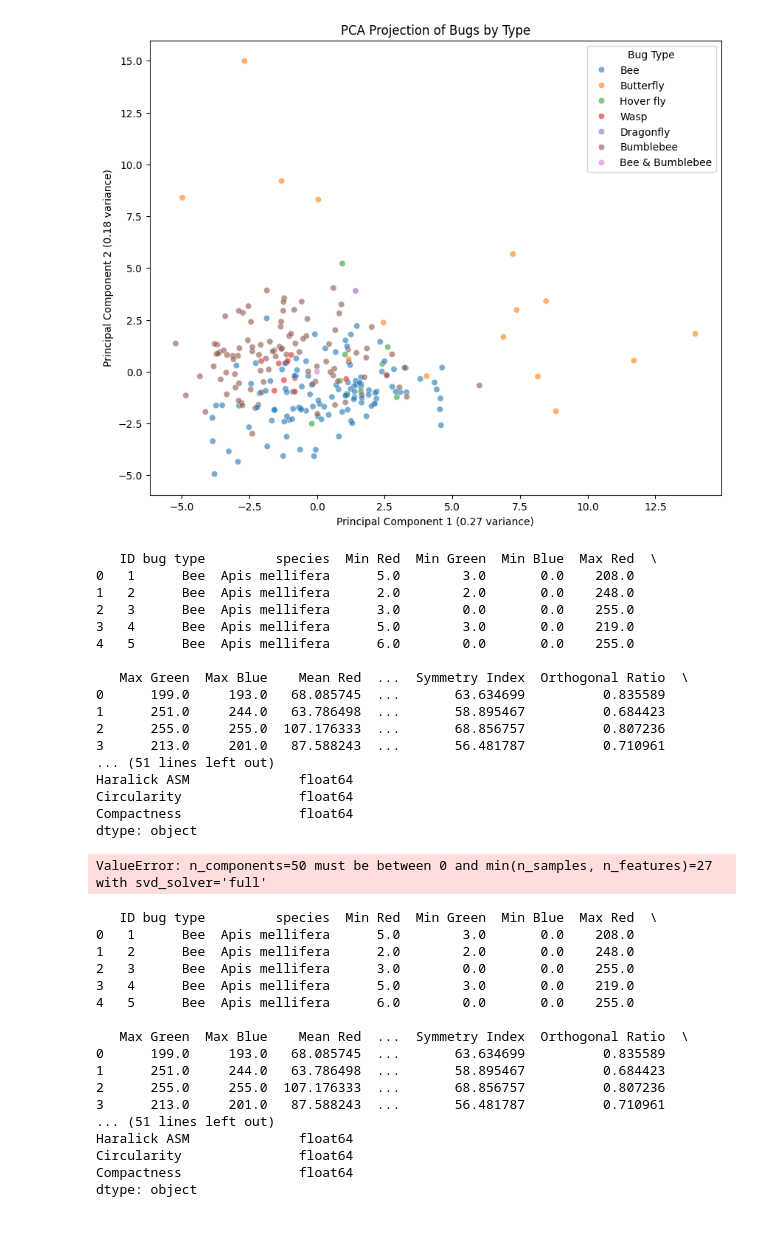
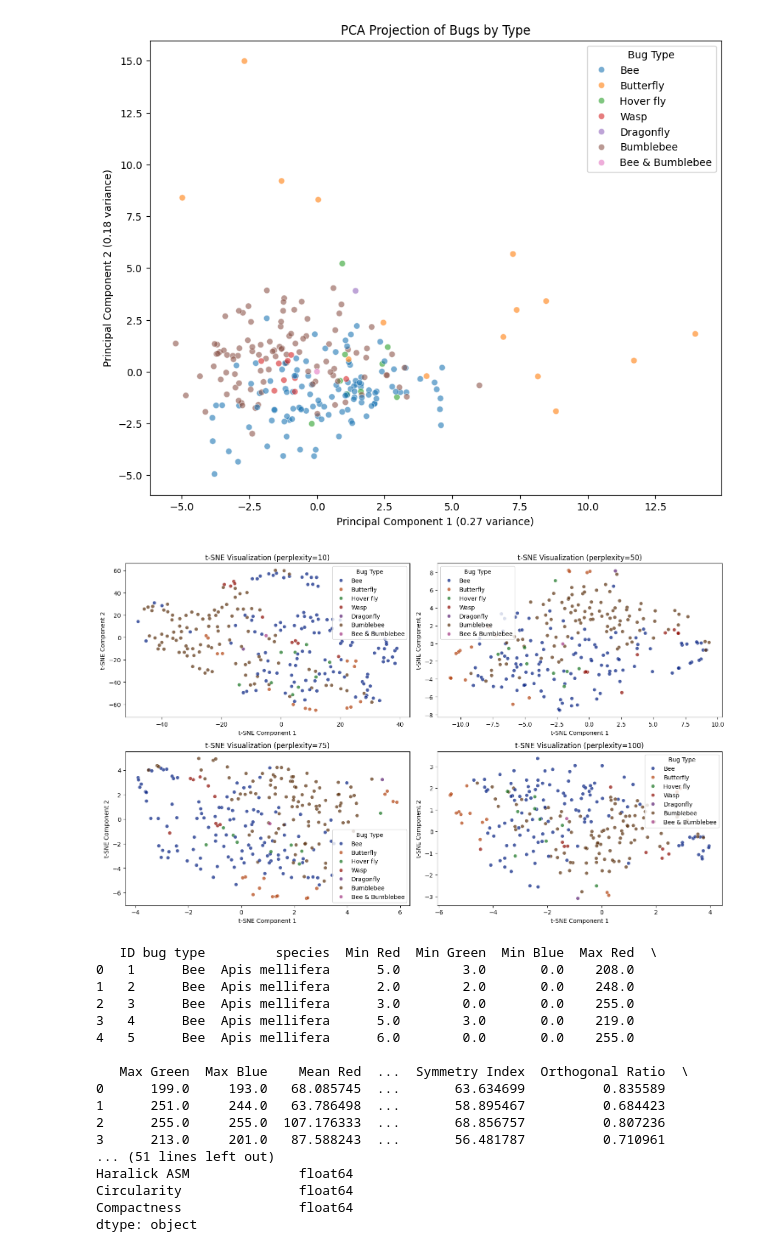
Before and after one commit to julientournier6/dataetia, a Jupyter notebook: data_visualization/vizualisations_finales.ipynb, the cells around one changed output. Saved outputs shown, nothing was run; the diff lists cells and outputs as text; code cells hidden in the pictures.

```diff
--- a/data_visualization/vizualisations_finales.ipynb
+++ b/data_visualization/vizualisations_finales.ipynb
@@ -69,76 +69,51 @@ Variance expliquée par les premières 2 composantes: [0.27381659 0.45243119]
 # %%
 import pandas as pd
 import numpy as np
 import matplotlib.pyplot as plt
 import seaborn as sns
 from sklearn.preprocessing import StandardScaler
 from sklearn.impute import SimpleImputer
 from sklearn.manifold import TSNE
-from sklearn.decomposition import PCA
 
-# Charger les données depuis le fichier Excel
+# Load the dataset
 file_path = '../classif_test_v2.xlsx'
 data = pd.read_excel(file_path)
 
-# Afficher un aperçu des données
-print(data.head())
-print(data.dtypes)
-
-# Séparer les caractéristiques et les étiquettes
+# Drop columns 'ID' and 'species' as they are not features, keep 'bug type' as label
 features = data.drop(columns=['ID', 'bug type', 'species'])
 labels = data['bug type']
 
-# Imputer les valeurs manquantes avec la moyenne de chaque colonne
+# Impute missing values with the mean
 imputer = SimpleImputer(strategy='mean')
 features_imputed = imputer.fit_transform(features)
 
-# Standardiser les données
+# Standardize the features
 scaler = StandardScaler()
 features_scaled = scaler.fit_transform(features_imputed)
 
-# Réduction de dimensionnalité avec PCA avant d'appliquer t-SNE
-pca = PCA(n_components=50)
-pca_result = pca.fit_transform(features_scaled)
+# Apply t-SNE with different perplexity values
+perplexities = [10, 50, 75, 100]
+tsne_results = {}
 
-# Afficher la variance expliquée pour les 50 composantes de PCA
-explained_variance = pca.explained_variance_ratio_
-print(f"Variance expliquée par les premières 50 composantes: {explained_variance.cumsum()}")
+for perplexity in perplexities:
+    tsne = TSNE(n_components=2, perplexity=perplexity, n_iter=3000, random_state=42)
+    tsne_results[perplexity] = tsne.fit_transform(features_scaled)
 
-# Appliquer le t-SNE avec des paramètres ajustés sur les données réduites par PCA
-tsne = TSNE(n_components=2, perplexity=40, learning_rate=100, random_state=42)
-tsne_results = tsne.fit_transform(pca_result)
+# Plotting the t-SNE results
+fig, axes = plt.subplots(2, 2, figsize=(15, 9))
 
-# Créer un DataFrame pour les composantes principales
-tsne_df = pd.DataFrame(data=tsne_results, columns=['t-SNE Component 1', 't-SNE Component 2'])
-tsne_df['Bug Type'] = labels
+for ax, perplexity in zip(axes.flatten(), perplexities):
+    tsne_result = tsne_results[perplexity]
+    tsne_df = pd.DataFrame(tsne_result, columns=['t-SNE Component 1', 't-SNE Component 2'])
+    tsne_df['Bug Type'] = labels
 
-# Graphique t-SNE
-plt.figure(figsize=(10, 8))
-sns.scatterplot(x='t-SNE Component 1', y='t-SNE Component 2', hue='Bug Type', data=tsne_df, palette='dark', alpha=0.8)
-plt.title('t-SNE Projection of Bugs by Type')
-plt.xlabel('t-SNE Component 1')
-plt.ylabel('t-SNE Component 2')
-plt.legend(title='Bug Type')
+    sns.scatterplot(x='t-SNE Component 1', y='t-SNE Component 2', hue='Bug Type', data=tsne_df, palette='dark', ax=ax, alpha=0.7)
+    ax.set_title(f't-SNE Visualization (perplexity={perplexity})')
+
+plt.tight_layout()
 plt.show()
 # %% [output]
-   ID bug type         species  Min Red  Min Green  Min Blue  Max Red  \
-0   1      Bee  Apis mellifera      5.0        3.0       0.0    208.0
-1   2      Bee  Apis mellifera      2.0        2.0       0.0    248.0
-2   3      Bee  Apis mellifera      3.0        0.0       0.0    255.0
-3   4      Bee  Apis mellifera      5.0        3.0       0.0    219.0
-4   5      Bee  Apis mellifera      6.0        0.0       0.0    255.0
-
-   Max Green  Max Blue    Mean Red  ...  Symmetry Index  Orthogonal Ratio  \
-0      199.0     193.0   68.085745  ...       63.634699          0.835589
-1      251.0     244.0   63.786498  ...       58.895467          0.684423
-2      255.0     255.0  107.176333  ...       68.856757          0.807236
-3      213.0     201.0   87.588243  ...       56.481787          0.710961
-... (51 lines left out)
-Haralick ASM              float64
-Circularity               float64
-Compactness               float64
-dtype: object
-ValueError: n_components=50 must be between 0 and min(n_samples, n_features)=27 with svd_solver='full'
+[figure, added]
 # %%
 import pandas as pd
 import numpy as np
```
Also changed, not shown: parts of 1 cell of this notebook.
